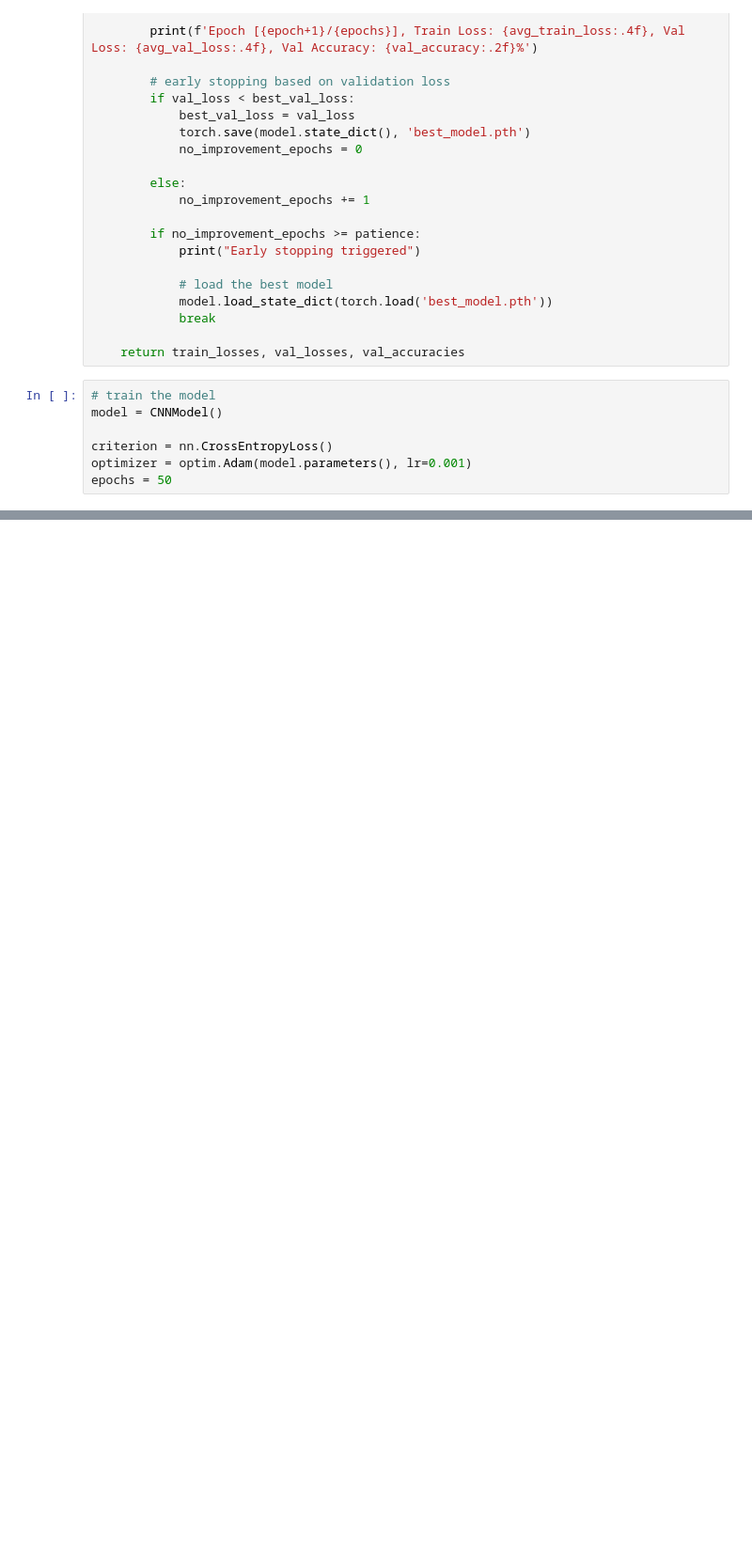
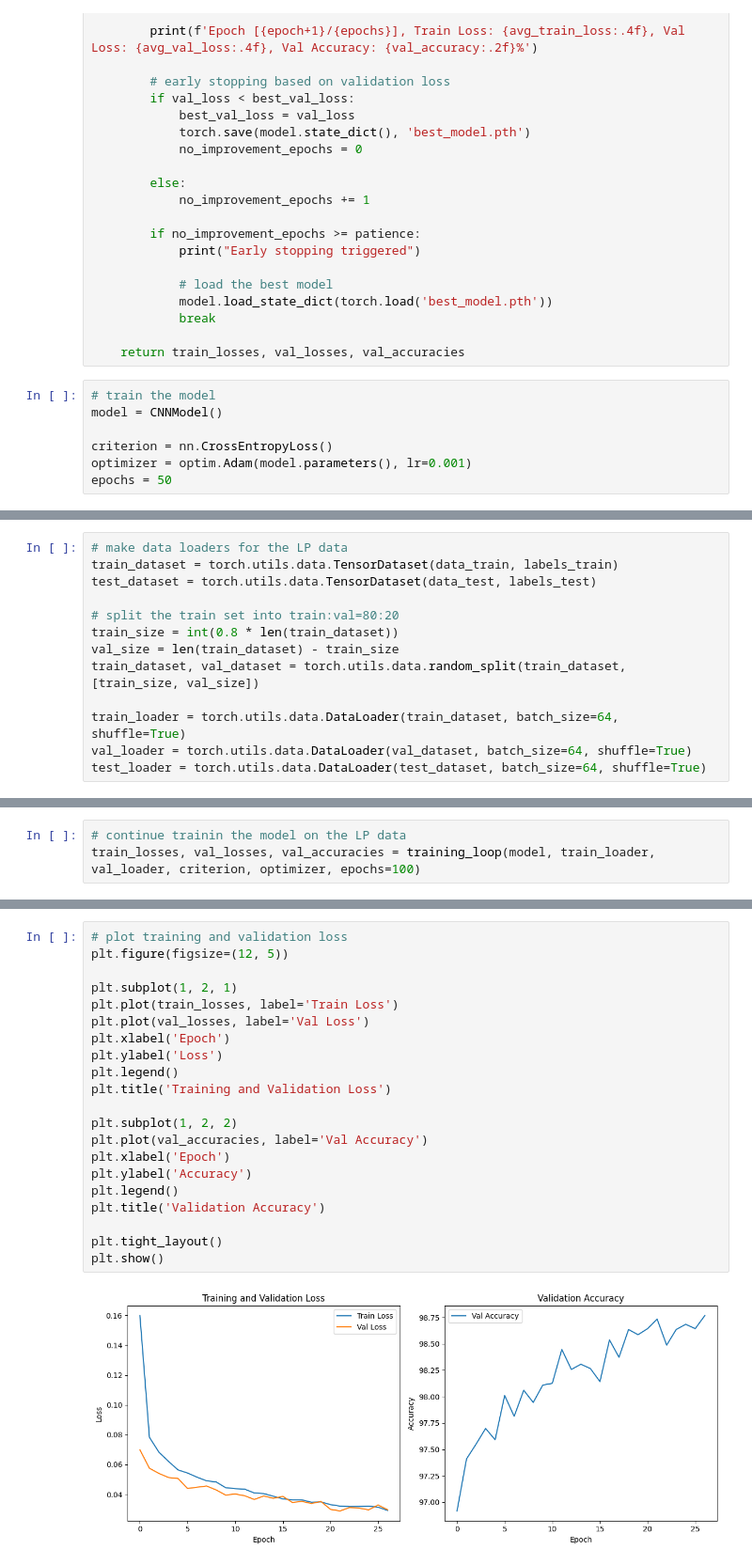
Before and after one commit to CKleiber/License_Plate_Reader, a Jupyter notebook: Train_Reader_Model.ipynb, the cells around one changed output, grey strips where cells are left out. Shown at 94% size. Saved outputs shown, nothing was run; the diff lists cells and outputs as text; blank space fills up the shorter version.

```diff
--- a/Train_Reader_Model.ipynb
+++ b/Train_Reader_Model.ipynb
@@ -242,0 +240,13 @@ True Label: P, Predicted Label: P
+# %%
+# make data loaders for the LP data
+train_dataset = torch.utils.data.TensorDataset(data_train, labels_train)
+test_dataset = torch.utils.data.TensorDataset(data_test, labels_test)
+
+# split the train set into train:val=80:20
+train_size = int(0.8 * len(train_dataset))
+val_size = len(train_dataset) - train_size
+train_dataset, val_dataset = torch.utils.data.random_split(train_dataset, [train_size, val_size])
+
+train_loader = torch.utils.data.DataLoader(train_dataset, batch_size=64, shuffle=True)
+val_loader = torch.utils.data.DataLoader(val_dataset, batch_size=64, shuffle=True)
+test_loader = torch.utils.data.DataLoader(test_dataset, batch_size=64, shuffle=True)
@@ -242,0 +272,3 @@ True Label: P, Predicted Label: P
+# %%
+# continue trainin the model on the LP data
+train_losses, val_losses, val_accuracies = training_loop(model, train_loader, val_loader, criterion, optimizer, epochs=100)
@@ -242,0 +293,23 @@ True Label: P, Predicted Label: P
+# %%
+# plot training and validation loss
+plt.figure(figsize=(12, 5))
+
+plt.subplot(1, 2, 1)
+plt.plot(train_losses, label='Train Loss')
+plt.plot(val_losses, label='Val Loss')
+plt.xlabel('Epoch')
+plt.ylabel('Loss')
+plt.legend()
+plt.title('Training and Validation Loss')
+
+plt.subplot(1, 2, 2)
+plt.plot(val_accuracies, label='Val Accuracy')
+plt.xlabel('Epoch')
+plt.ylabel('Accuracy')
+plt.legend()
+plt.title('Validation Accuracy')
+
+plt.tight_layout()
+plt.show()
+# %% [output]
+[figure, added]
```
Also changed, not shown: parts of 10 cells of this notebook, 3 other files.
